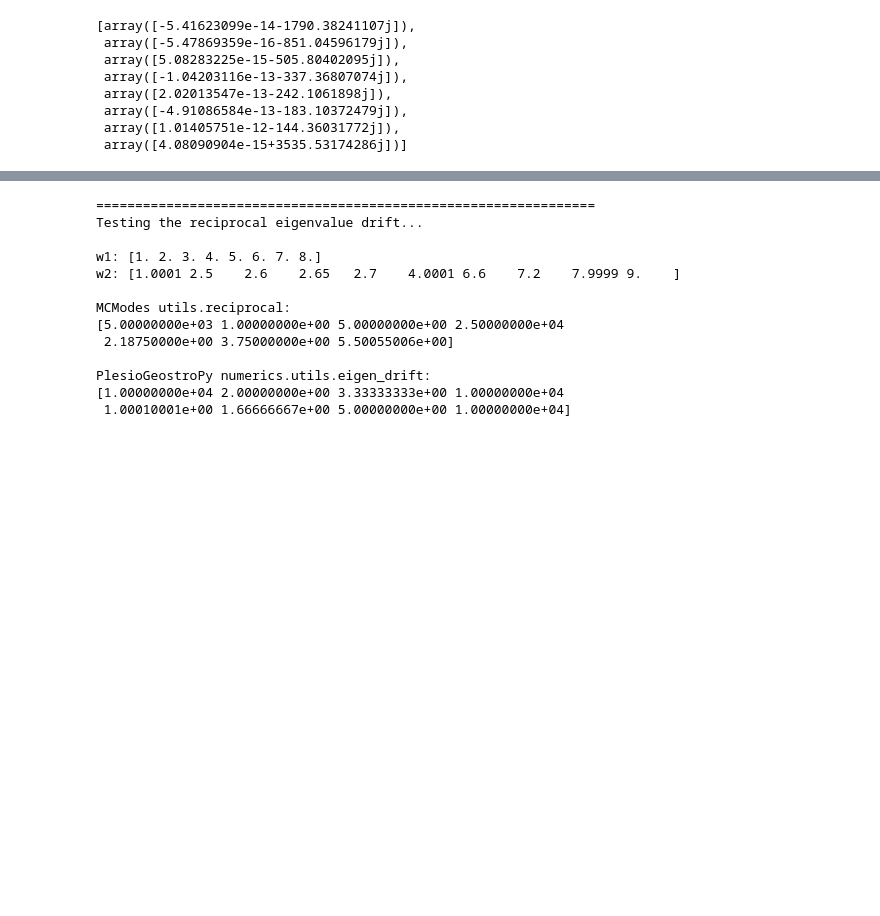
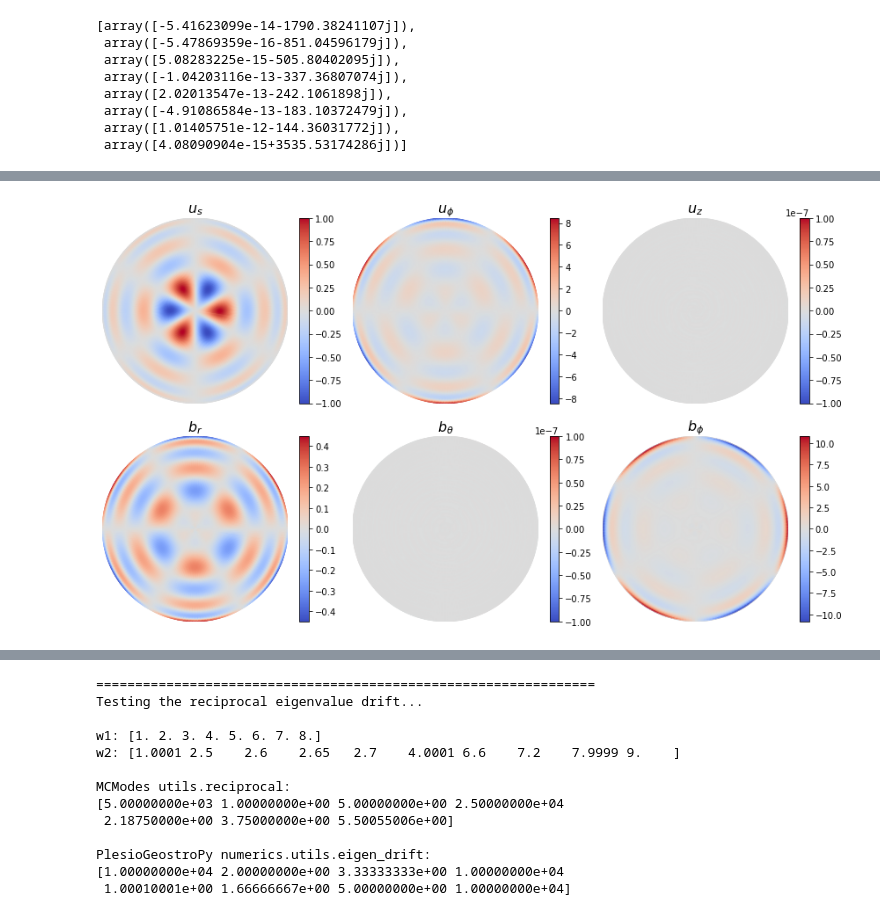
Before and after one commit to GentleMin/MCmodes, a Jupyter notebook: Eigen_Solve.ipynb, the cells around one changed output, grey strips where cells are left out. Saved outputs shown, nothing was run; the diff lists cells and outputs as text; code cells hidden in the pictures; blank space fills up the shorter version.

```diff
--- a/Eigen_Solve.ipynb
+++ b/Eigen_Solve.ipynb
@@ -407,0 +489,7 @@ eig_vals_selected
+# %%
+eigenvals = list()
+eigenvecs = list()
+for i_target, target in enumerate(target_list):
+    w, v = utils.single_eig(A, B, target=target, nev=1)
+    eigenvals.append(w)
+    eigenvecs.append(v)
@@ -407,0 +612,93 @@ eig_vals_selected
+# %%
+n_phi = 200
+phase = 0*np.pi
+phi_grid = np.linspace(0, 2*np.pi, n_phi + 1)
+
+uphy_eq = usp.equatorial_slice(worland_transform)
+bphy_eq = bsp.equatorial_slice(worland_transform)
+
+u_sph = uphy_eq.at_equator(phi_grid, phase=phase)
+u_cyl = {'s': u_sph['r'], 'phi': u_sph['phi'], 'z': -u_sph['theta']}
+b_sph = bphy_eq.at_equator(phi_grid, phase=phase)
+b_cyl = {'s': b_sph['r'], 'phi': b_sph['phi'], 'z': -b_sph['theta']}
+# %%
+plot_fields = [["u_s", "u_p", "u_z"],
+               ["b_r", "b_t", "b_p"],]
+plot_fnames = [[r"$u_s$", r"$u_\phi$", r"$u_z$"],
+               [r"$b_r$", r"$b_\theta$", r"$b_\phi$"],]
+
+# save_name = "./runs/S1pi_Le1e-5_Lu5e+5_m3_parity_oppo/v_eq_m3_{}".format(
+#     df_view["Index"][category_idx])
+save_name = None
+override = False
+
+rotate_us_max = True
+force_symmetric_cmap = True
+
+max_u_norm = np.abs(u_cyl['s']).max()
+max_b_norm = np.abs(b_sph['r']).max()
+
+fields = {
+    'u_r': u_sph['r'], 'u_t': u_sph['theta'],
+    'u_s': u_cyl['s'], 'u_p': u_cyl['phi'], 'u_z': u_cyl['z'],
+    'b_r': b_sph['r'], 'b_t': b_sph['theta'],
+    'b_s': b_cyl['s'], 'b_p': b_cyl['phi'], 'b_z': b_cyl['z'],
+}
+
+phi_rotate = 0
+if rotate_us_max:
+    phi_rotate = phi_grid[np.unravel_index(np.argmax(u_cyl['s']), u_cyl['s'].shape)[0]]
+
+rr, pp = np.meshgrid(uphy_eq.rg, phi_grid - phi_rotate)
+X1, X2 = rr*np.cos(pp), rr*np.sin(pp)
+
+nrows, ncols = len(plot_fields), len(plot_fields[0])
+fig, axes = plt.subplots(nrows=nrows, ncols=ncols, figsize=(ncols*4, nrows*3.5))
+axes = np.atleast_2d(axes)
+
+for i_r in range(nrows):
+    for i_c in range(ncols):
+        fname = plot_fields[i_r][i_c]
+        ax = axes[i_r][i_c]
+        if fname is None:
+            ax.remove()
+            continue
+        field_plot = fields[fname]
+        if np.abs(np.real(field_plot/max_u_norm)).max() > 1e-7:
+            # normalizer = max_u_norm if fname[0] == 'u' else max_b_norm
+            normalizer = max_u_norm
+            if force_symmetric_cmap:
+                climit = np.max(np.abs(field_plot/normalizer))
+                # if i_c == 1:
+                #     climit = 1.
+                cm = ax.pcolormesh(X1, X2, field_plot/normalizer, shading="gouraud", cmap="coolwarm", vmin=-climit, vmax=+climit)
+                plt.colorbar(cm, ax=ax)
+            else:
+                cm = ax.pcolormesh(X1, X2, field_plot/normalizer, shading="gouraud", cmap="coolwarm")
+                plt.colorbar(cm, ax=ax)
+        else:
+            cm = ax.pcolormesh(X1, X2, field_plot/normalizer, vmin=-1e-7, vmax=+1e-7, shading="gouraud", cmap="coolwarm")
+            plt.colorbar(cm, ax=ax)
+
+        ax.set_title(plot_fnames[i_r][i_c], fontsize=16)
+        # ax.axis("equal")
+        # ax.grid()
+        ax.set_xlim([-1, 1])
+        ax.set_ylim([-1, 1])
+        ax.axis("off")
+
+# fig.suptitle(r"Idx={:d}    $\lambda=${:.4e}".format(
+#     category_idx, eigenvals[category_idx][mode_idx],), fontsize=16)
+# fig.suptitle(r"Mode {}    $\lambda=${:.4e}".format(
+#     df_view["Index"][category_idx], eigenvals[category_idx][mode_idx],), fontsize=16)
+plt.tight_layout()
+if save_name is not None:
+    if os.path.exists(save_name + '.png') and not override:
+        print("File exists... aborting...")
+    else:
+        plt.savefig(save_name + '.png', format="png", dpi=150, bbox_inches="tight")
+
+plt.tight_layout()
+plt.show()
+# %% [output]
+[figure, added]
```
Also changed, not shown: parts of 37 cells of this notebook, 3 other files.
